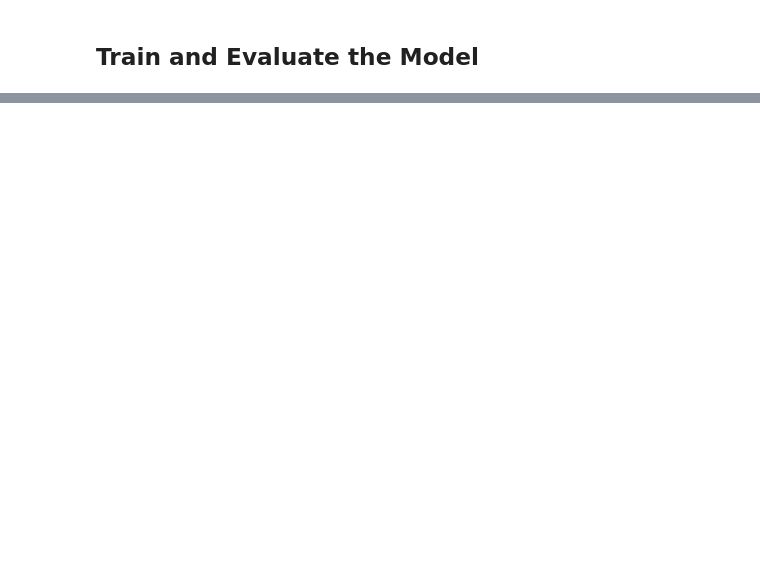
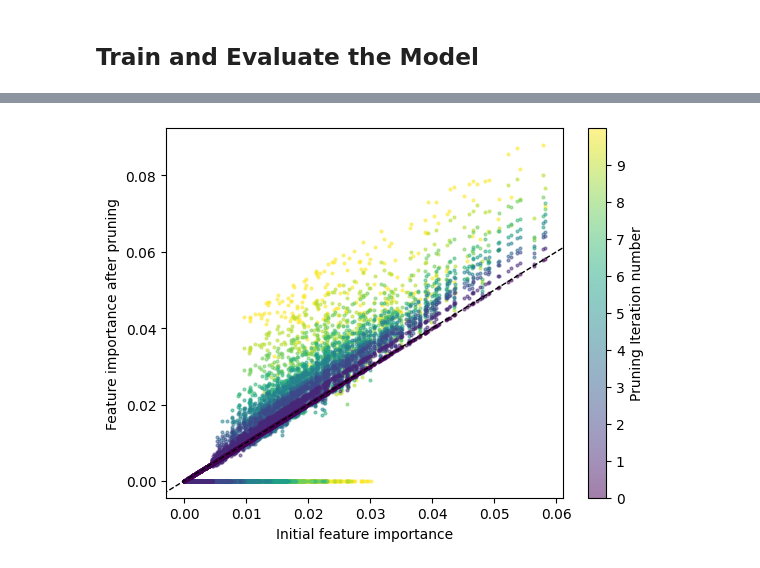
Before and after one commit to gon-uri/detach_rocket, a Jupyter notebook: examples/PytorchRocket_example.ipynb, the cells around one changed output, grey strips where cells are left out. Drawn from its saved outputs; the diff is of its cells as text; code cells hidden in the pictures; blank space fills up the shorter version.

Commit message:
Add utils_pytorch and functional Pytorch example

```diff
--- a/examples/PytorchRocket_example.ipynb
+++ b/examples/PytorchRocket_example.ipynb
@@ -225,4 +131,4 @@ def train_model(model, train_data, test_data, batch_size, patience):
 # %%
 # Train model
-train_model(PytorchRocketModel, train_data, test_data, batch_size, patience=20)
+train_losses_full_model, test_losses_full_model, total_epochs_full = train_model(PytorchRocketModel, train_data, test_data, n_epochs, batch_size, patience,L2_regularization_weight)
 # %% [output]
@@ -395,0 +175,15 @@ torch.Size([3, 2000])
+# %%
+# Percentage of features to drop
+drop_percentage = 0.2
+
+# Verbose
+verbose = True
+
+# Number of epochs after pruning
+n_epochs_SFD = 10
+
+# Patience after pruning
+patience_SFD = 5
+
+# Number of pruning iterations
+n_pruning_iterations = 10
@@ -396,3 +256,38 @@ torch.Size([3, 2000])
+# %%
+# Plot full model feature importance vs feature importance after pruning for each iteration
+# Color points according to iteration number
+
+# Define color map
+cmap = plt.get_cmap('viridis')
+
+# Define number of iterations
+n_iterations = len(feature_importance_list)
+
+# Define color list
+color_list = [cmap(i) for i in np.linspace(1, 0, n_iterations)]
+
+# Plot
+for i in range(n_iterations):
+
+    plt.scatter(feature_importance_full_model,feature_importance_list[n_iterations-i-1], s=4, color=color_list[i],alpha=0.5)
+
+# plot diagonal line
+xpoints = ypoints = plt.ylim()
+plt.plot(xpoints, ypoints, linestyle='--', color='k', lw=1, scalex=False, scaley=False)
+
+
+# Change colorbar label and value range to match number of iterations
+cbar = plt.colorbar()
+cbar.set_label('Pruning Iteration number')
+cbar.set_ticks(np.arange(n_iterations)/n_iterations)
+cbar.set_ticklabels(np.arange(n_iterations))
+
+
+plt.xlabel('Initial feature importance')
+plt.ylabel('Feature importance after pruning')
+plt.show()
+# %% [output]
+[figure, added]
 # %%
 # Esto lo habia empezado a escribir para cuando haya que selencionar kernels a partir de features
 
```
Also changed, not shown: parts of 15 cells of this notebook, 5 other files.
